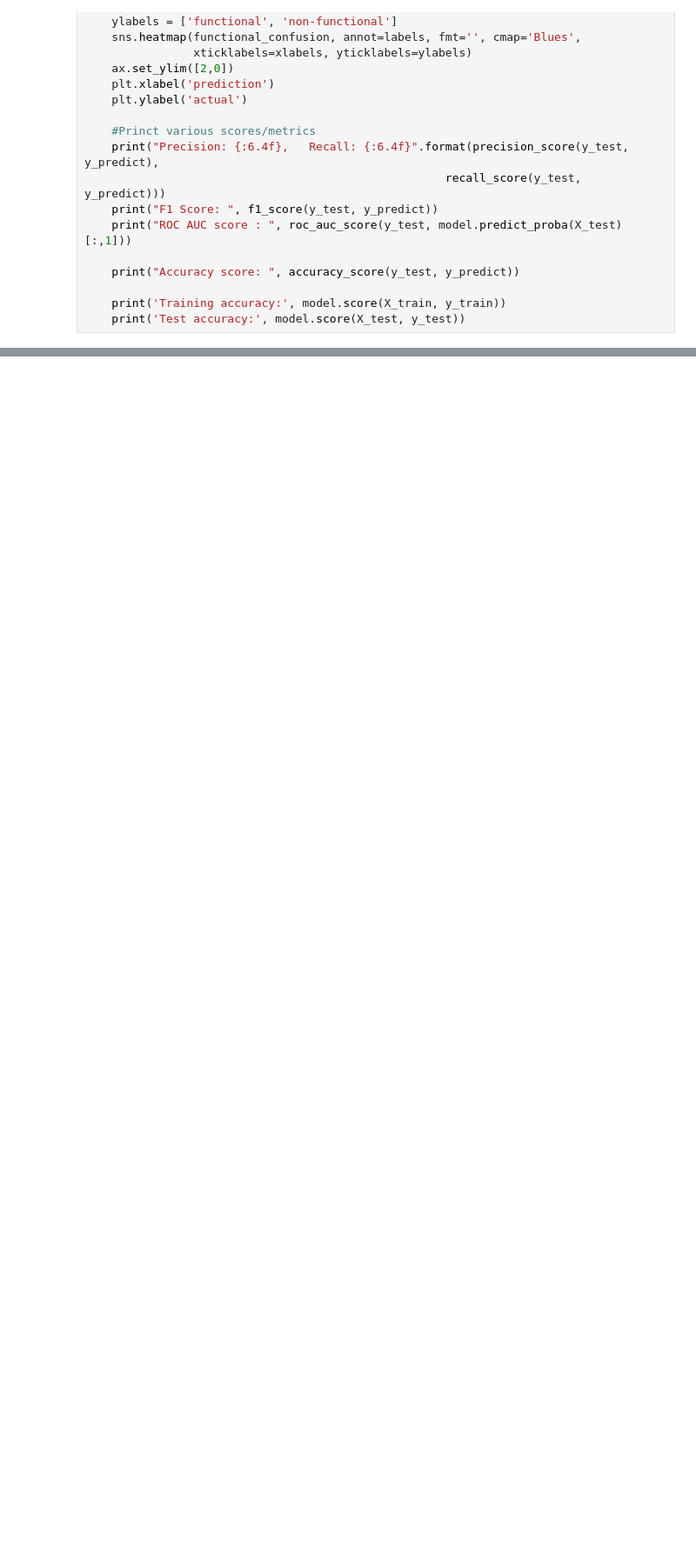
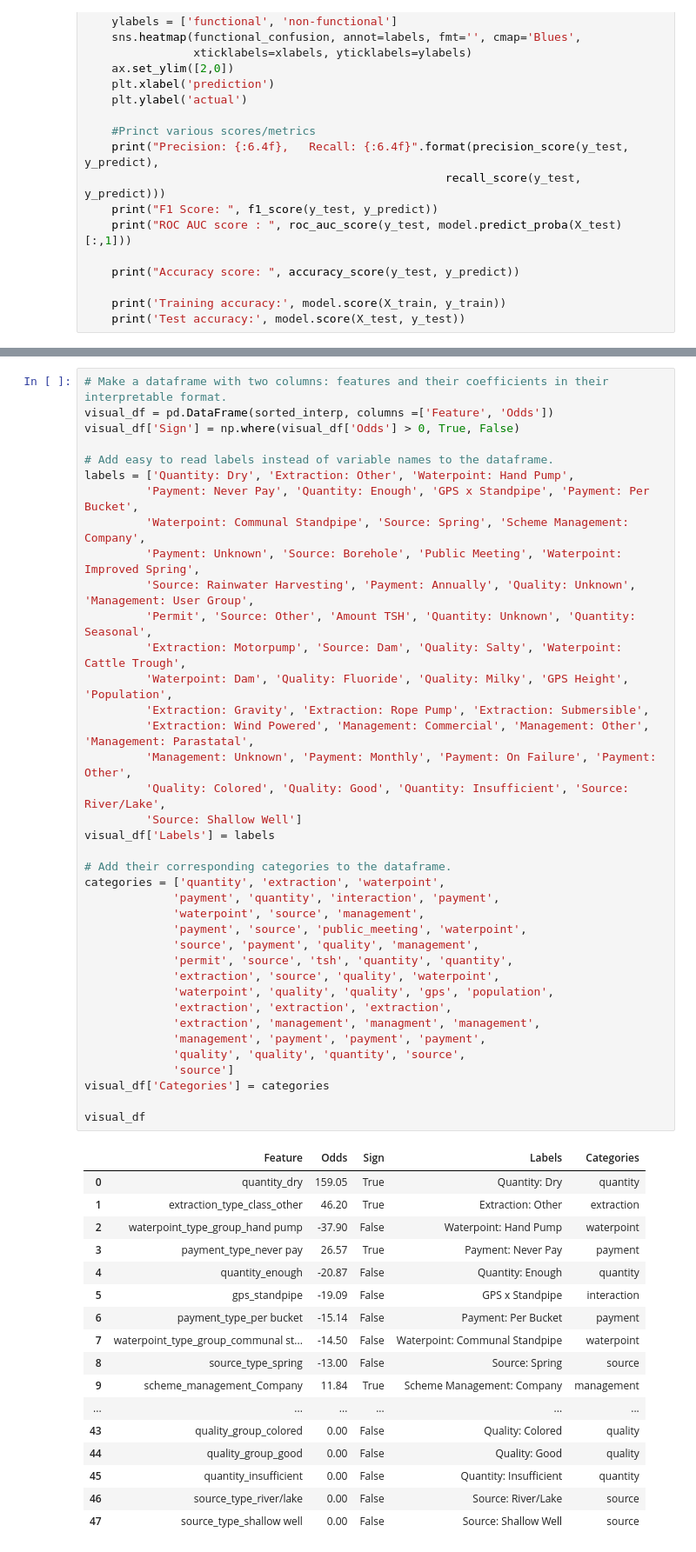
Before and after one commit to kaitlyn-k-zeichick/Project-3, a Jupyter notebook: Logistic Regression - Minimal Features.ipynb, the cells around one changed output, grey strips where cells are left out. Shown: that part at 87% size. Cells and saved outputs as stored; diff of their text form; blank space fills up the shorter version.

```diff
--- a/Logistic Regression - Minimal Features.ipynb
+++ b/Logistic Regression - Minimal Features.ipynb
@@ -275,0 +357,56 @@ perc_interp
+# %%
+# Make a dataframe with two columns: features and their coefficients in their interpretable format.
+visual_df = pd.DataFrame(sorted_interp, columns =['Feature', 'Odds'])
+visual_df['Sign'] = np.where(visual_df['Odds'] > 0, True, False)
+
+# Add easy to read labels instead of variable names to the dataframe.
+labels = ['Quantity: Dry', 'Extraction: Other', 'Waterpoint: Hand Pump',
+         'Payment: Never Pay', 'Quantity: Enough', 'GPS x Standpipe', 'Payment: Per Bucket',
+         'Waterpoint: Communal Standpipe', 'Source: Spring', 'Scheme Management: Company',
+         'Payment: Unknown', 'Source: Borehole', 'Public Meeting', 'Waterpoint: Improved Spring',
+         'Source: Rainwater Harvesting', 'Payment: Annually', 'Quality: Unknown', 'Management: User Group',
+         'Permit', 'Source: Other', 'Amount TSH', 'Quantity: Unknown', 'Quantity: Seasonal',
+         'Extraction: Motorpump', 'Source: Dam', 'Quality: Salty', 'Waterpoint: Cattle Trough',
+         'Waterpoint: Dam', 'Quality: Fluoride', 'Quality: Milky', 'GPS Height', 'Population',
+         'Extraction: Gravity', 'Extraction: Rope Pump', 'Extraction: Submersible',
+         'Extraction: Wind Powered', 'Management: Commercial', 'Management: Other', 'Management: Parastatal',
+         'Management: Unknown', 'Payment: Monthly', 'Payment: On Failure', 'Payment: Other',
+         'Quality: Colored', 'Quality: Good', 'Quantity: Insufficient', 'Source: River/Lake',
+         'Source: Shallow Well']
+visual_df['Labels'] = labels
+
+# Add their corresponding categories to the dataframe.
+categories = ['quantity', 'extraction', 'waterpoint',
+             'payment', 'quantity', 'interaction', 'payment',
+             'waterpoint', 'source', 'management',
+             'payment', 'source', 'public_meeting', 'waterpoint',
+             'source', 'payment', 'quality', 'management',
+             'permit', 'source', 'tsh', 'quantity', 'quantity',
+             'extraction', 'source', 'quality', 'waterpoint',
+             'waterpoint', 'quality', 'quality', 'gps', 'population',
+             'extraction', 'extraction', 'extraction',
+             'extraction', 'management', 'managment', 'management',
+             'management', 'payment', 'payment', 'payment',
+             'quality', 'quality', 'quantity', 'source',
+             'source']
+visual_df['Categories'] = categories
+
+visual_df
+# %% [output]
+|  | Feature | Odds | Sign | Labels | Categories |
+| 0 | quantity_dry | 159.05 | True | Quantity: Dry | quantity |
+| 1 | extraction_type_class_other | 46.20 | True | Extraction: Other | extraction |
+| 2 | waterpoint_type_group_hand pump | -37.90 | False | Waterpoint: Hand Pump | waterpoint |
+| 3 | payment_type_never pay | 26.57 | True | Payment: Never Pay | payment |
+| 4 | quantity_enough | -20.87 | False | Quantity: Enough | quantity |
+| 5 | gps_standpipe | -19.09 | False | GPS x Standpipe | interaction |
+| 6 | payment_type_per bucket | -15.14 | False | Payment: Per Bucket | payment |
+| 7 | waterpoint_type_group_communal st... | -14.50 | False | Waterpoint: Communal Standpipe | waterpoint |
+| 8 | source_type_spring | -13.00 | False | Source: Spring | source |
+| 9 | scheme_management_Company | 11.84 | True | Scheme Management: Company | management |
+| ... | ... | ... | ... | ... | ... |
+| 43 | quality_group_colored | 0.00 | False | Quality: Colored | quality |
+| 44 | quality_group_good | 0.00 | False | Quality: Good | quality |
+| 45 | quantity_insufficient | 0.00 | False | Quantity: Insufficient | quantity |
+| 46 | source_type_river/lake | 0.00 | False | Source: River/Lake | source |
+| 47 | source_type_shallow well | 0.00 | False | Source: Shallow Well | source |
```
Also changed, not shown: parts of 29 cells of this notebook, 7 other files.
